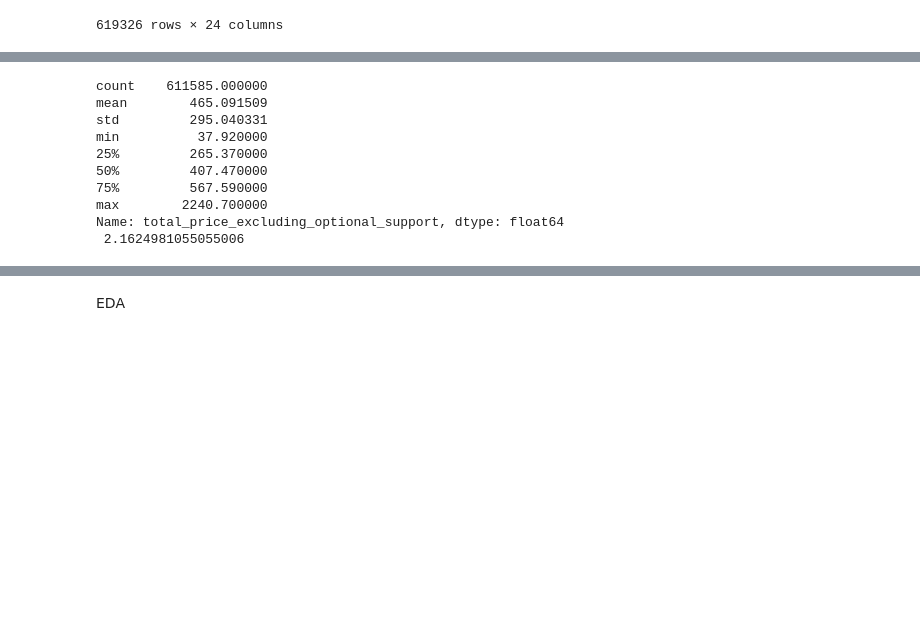
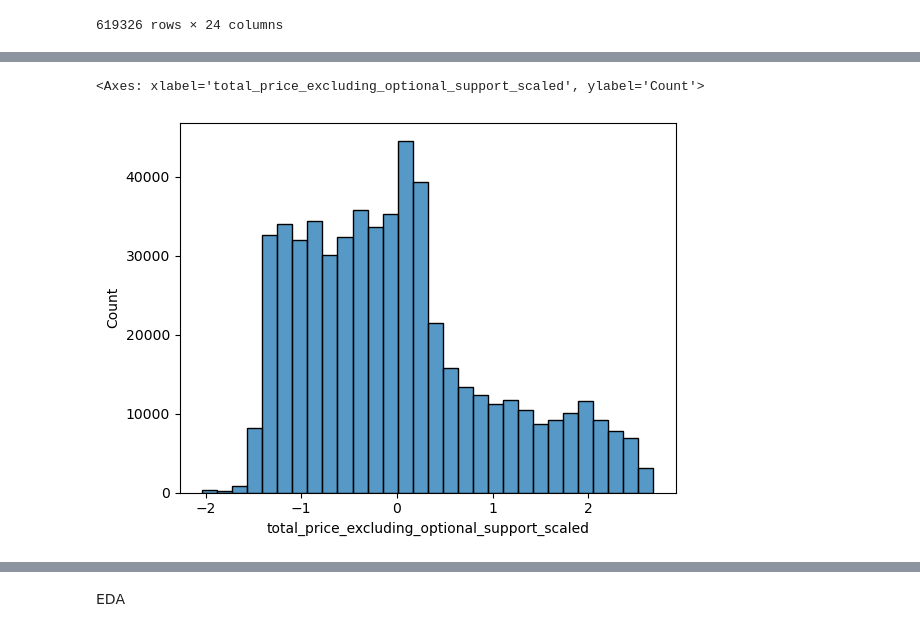
Before and after one commit to yxinzh/project---education, a Jupyter notebook: dataprocessing.ipynb, the cells around one changed output, grey strips where cells are left out. Saved outputs shown, nothing was run; the diff lists cells and outputs as text; code cells hidden in the pictures; blank space fills up the shorter version.

Commit message:
addressed outliers

```diff
--- a/dataprocessing.ipynb
+++ b/dataprocessing.ipynb
@@ -78,33 +112,32 @@ data
+# %%
+q = data['total_price_excluding_optional_support'].quantile(0.95)
+
+data = data[data['total_price_excluding_optional_support'] < q]
+data['total_price_excluding_optional_support_scaled'] = scaler.fit_transform(data.loc[:,['total_price_excluding_optional_support']])
+
+sns.histplot(data['total_price_excluding_optional_support_scaled'],bins=30, kde=False)
+# %% [output]
+<Axes: xlabel='total_price_excluding_optional_support_scaled', ylabel='Count'>
+[figure, added]
 # %%
-#dropping outliers for requested funds
+# #dropping outliers for requested funds
 
-q1 = data['total_price_excluding_optional_support'].quantile(0.25)
-q3 = data['total_price_excluding_optional_support'].quantile(0.75)
-iqr = q3 - q1
+# q1 = data['total_price_excluding_optional_support'].quantile(0.25)
+# q3 = data['total_price_excluding_optional_support'].quantile(0.75)
+# iqr = q3 - q1
 
-lower_bound = q1 - 0.75 * iqr
-upper_bound = q3 + 5.5 * iqr
+# lower_bound = q1 - 0.75 * iqr
+# upper_bound = q3 + 5.5 * iqr
 
-# checking how much is being droppped
-# (data['total_price_excluding_optional_support'] > upper_bound).sum()
-# (data['total_price_excluding_optional_support'] < lower_bound).sum()
+# # checking how much is being droppped
+# # (data['total_price_excluding_optional_support'] > upper_bound).sum()
+# # (data['total_price_excluding_optional_support'] < lower_bound).sum()
 
-data = data[(data['total_price_excluding_optional_support'] >= lower_bound)]
-data = data[(data['total_price_excluding_optional_support'] <= upper_bound)]
+# data = data[(data['total_price_excluding_optional_support'] >= lower_bound)]
+# data = data[(data['total_price_excluding_optional_support'] <= upper_bound)]
 
-print(
-data['total_price_excluding_optional_support'].describe(),'\n',
-data['total_price_excluding_optional_support'].skew() #decreased from before cleaning
-)
+# print(
+# data['total_price_excluding_optional_support'].describe(),'\n',
+# data['total_price_excluding_optional_support'].skew() #decreased from before cleaning
+# )
-# %% [output]
-count    611585.000000
-mean        465.091509
-std         295.040331
-min          37.920000
-25%         265.370000
-50%         407.470000
-75%         567.590000
-max        2240.700000
-Name: total_price_excluding_optional_support, dtype: float64
- 2.1624981055055006
 # %%
```
Also changed, not shown: parts of 13 cells of this notebook.
